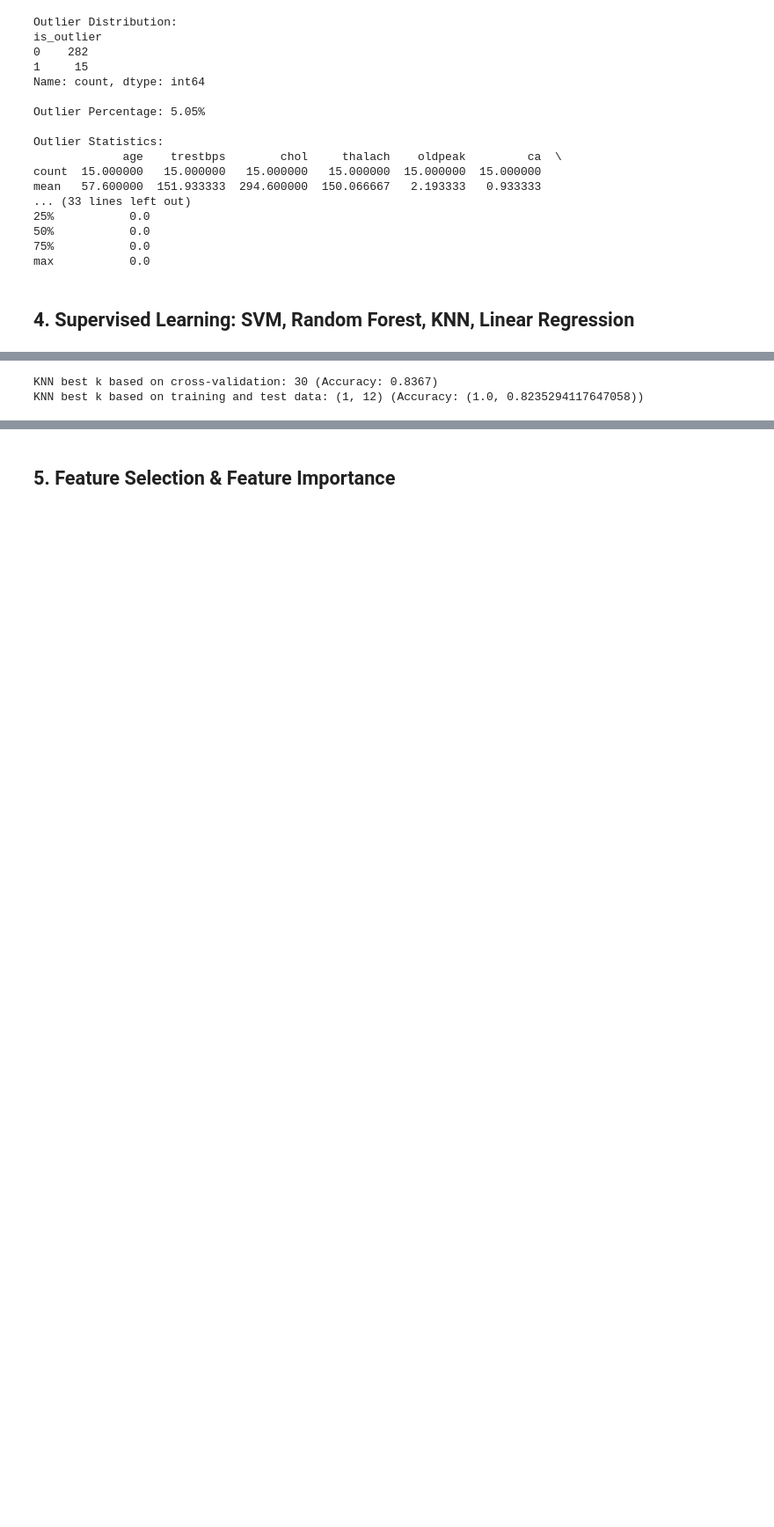
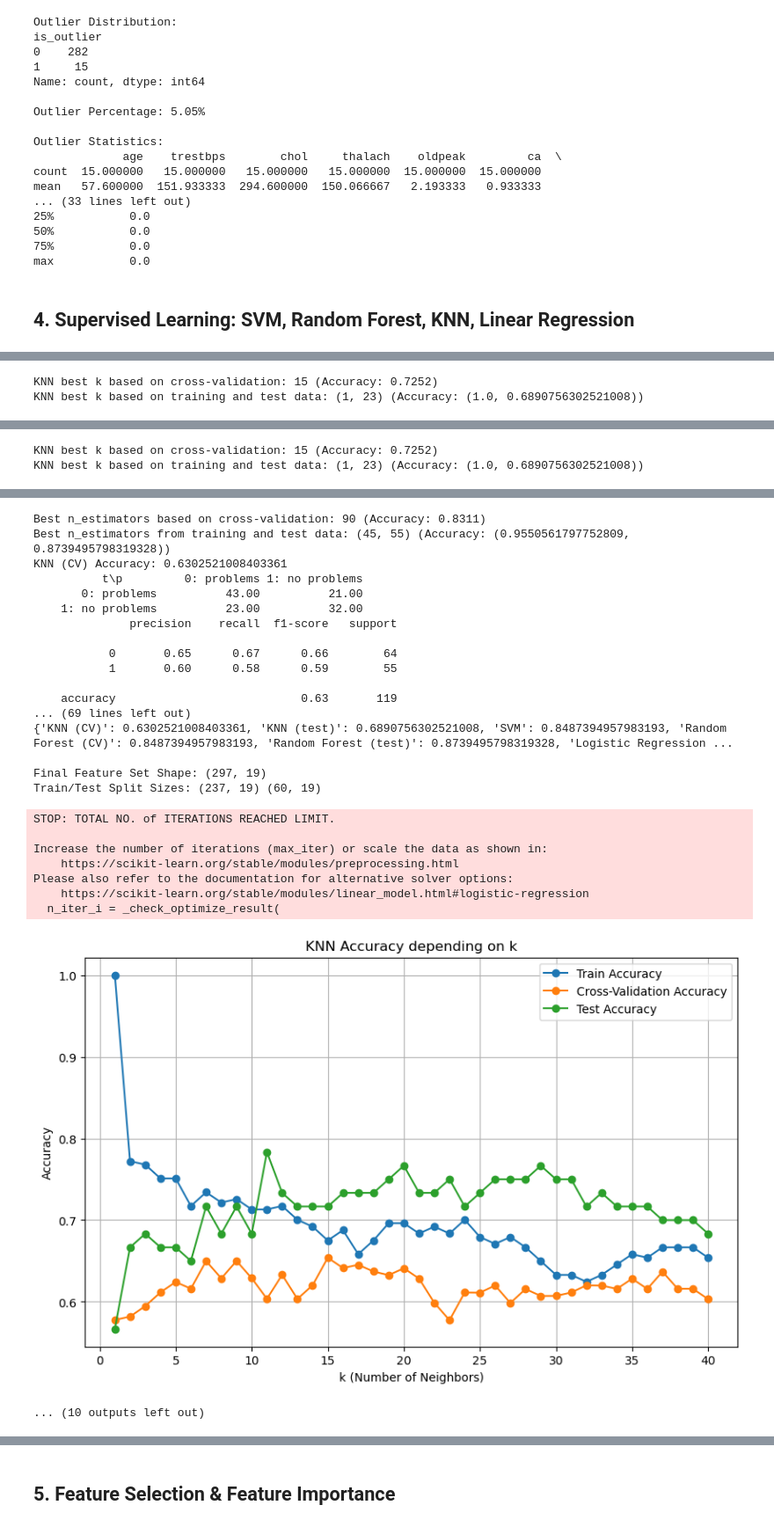
Before and after one commit to asarnoj/DM1590-project, a Jupyter notebook: project.ipynb, the cells around one changed output, grey strips where cells are left out. Shown at 88% size. Cells and saved outputs as stored; diff of their text form; code cells hidden in the pictures; blank space fills up the shorter version.

```diff
--- a/project.ipynb
+++ b/project.ipynb
@@ -363,7 +363,7 @@ def rf_get_best_n(X_train, X_test, y_train, y_test):
     rf_best_n = [n_estimators_range[np.argmax(cv_scores_rf)], n_estimators_range[np.argmax(test_scores_rf)]]
     return rf_best_n
 
-def supervised_learning(X_train, X_test, y_train, y_test):
+def supervised_learning(X_train, X_test, y_train, y_test, use_outliers):
     """
     # data is already scaled?
     # makes distances more equal
@@ -462,5 +462,5 @@ def supervised_learning(X_train, X_test, y_train, y_test):
     print(accuracy_scores)
 
     ratio = X_test.shape[0]/(X_train.shape[0]+X_test.shape[0])
-    supervised_models[ratio] = accuracy_scores
+    supervised_models[f"{ratio}{use_outliers}"] = accuracy_scores
 # %%
@@ -494,26 +488,8 @@ KNN best k based on training and test data: (1, 23) (Accuracy: (1.0, 0.689075630
 # %%
-# CODE WITHOUT OUTLIERS, SPLIT 60/40
-df_clean = df_clean.copy()
-df_clean['is_outlier'] = X_unsupervised['is_outlier']
-X = df_clean.drop(columns=["is_outlier"]) # no outliers
-categorical_cols = ["sex", "cp", "fbs", "restecg", "exang", "slope", "thal"]
-df_final = pd.get_dummies(df_clean, columns=categorical_cols, drop_first=True)
-
-X = df_final.drop(columns=["num"])
-y = (df_final["num"] > 0).astype(int)
-
-X_train, X_test, y_train, y_test = train_test_split(
-    X,
-    y,
-    test_size=0.4,
-    random_state=42,
-    stratify=y
-)
-print("\nFinal Feature Set Shape:", X.shape)
-print("Train/Test Split Sizes:", X_train.shape, X_test.shape)
-
-### from sklearn.model_selection import GridSearchCV this might be worth using
-supervised_learning(X_train, X_test, y_train, y_test)
+define_input(0.4, True, df_clean)
+define_input(0.4, False, df_clean)
+define_input(0.2, True, df_clean)
+define_input(0.2, False, df_clean)
 # %% [output]
 Final Feature Set Shape: (297, 19)
 Train/Test Split Sizes: (178, 19) (119, 19)
@@ -521,5 +497,5 @@ Train/Test Split Sizes: (178, 19) (119, 19)
-KNN best k based on cross-validation: 30 (Accuracy: 0.8367)
-KNN best k based on training and test data: (1, 12) (Accuracy: (1.0, 0.8235294117647058))
+KNN best k based on cross-validation: 15 (Accuracy: 0.7252)
+KNN best k based on training and test data: (1, 23) (Accuracy: (1.0, 0.6890756302521008))
 [figure]
 Best n_estimators based on cross-validation: 90 (Accuracy: 0.8311)
 Best n_estimators from training and test data: (45, 55) (Accuracy: (0.9550561797752809, 0.8739495798319328))
@@ -540,0 +525,2 @@ Best model: Random Forest (test), at accuracy 0.8739
+KNN best k based on cross-validation: 15 (Accuracy: 0.7252)
+KNN best k based on training and test data: (1, 23) (Accuracy: (1.0, 0.6890756302521008))
@@ -540,0 +528,26 @@ Best model: Random Forest (test), at accuracy 0.8739
+Best n_estimators based on cross-validation: 90 (Accuracy: 0.8311)
+Best n_estimators from training and test data: (45, 55) (Accuracy: (0.9550561797752809, 0.8739495798319328))
+KNN (CV) Accuracy: 0.6302521008403361
+          t\p         0: problems 1: no problems
+       0: problems          43.00          21.00
+    1: no problems          23.00          32.00
+              precision    recall  f1-score   support
+
+           0       0.65      0.67      0.66        64
+           1       0.60      0.58      0.59        55
+
+    accuracy                           0.63       119
+... (69 lines left out)
+{'KNN (CV)': 0.6302521008403361, 'KNN (test)': 0.6890756302521008, 'SVM': 0.8487394957983193, 'Random Forest (CV)': 0.8487394957983193, 'Random Forest (test)': 0.8739495798319328, 'Logistic Regression ...
+
+Final Feature Set Shape: (297, 19)
+Train/Test Split Sizes: (237, 19) (60, 19)
+STOP: TOTAL NO. of ITERATIONS REACHED LIMIT.
+
+Increase the number of iterations (max_iter) or scale the data as shown in:
+    https://scikit-learn.org/stable/modules/preprocessing.html
+Please also refer to the documentation for alternative solver options:
+    https://scikit-learn.org/stable/modules/linear_model.html#logistic-regression
+  n_iter_i = _check_optimize_result(
+[figure, added]
+... (10 outputs left out)
```
Also changed, not shown: parts of 5 cells of this notebook.
